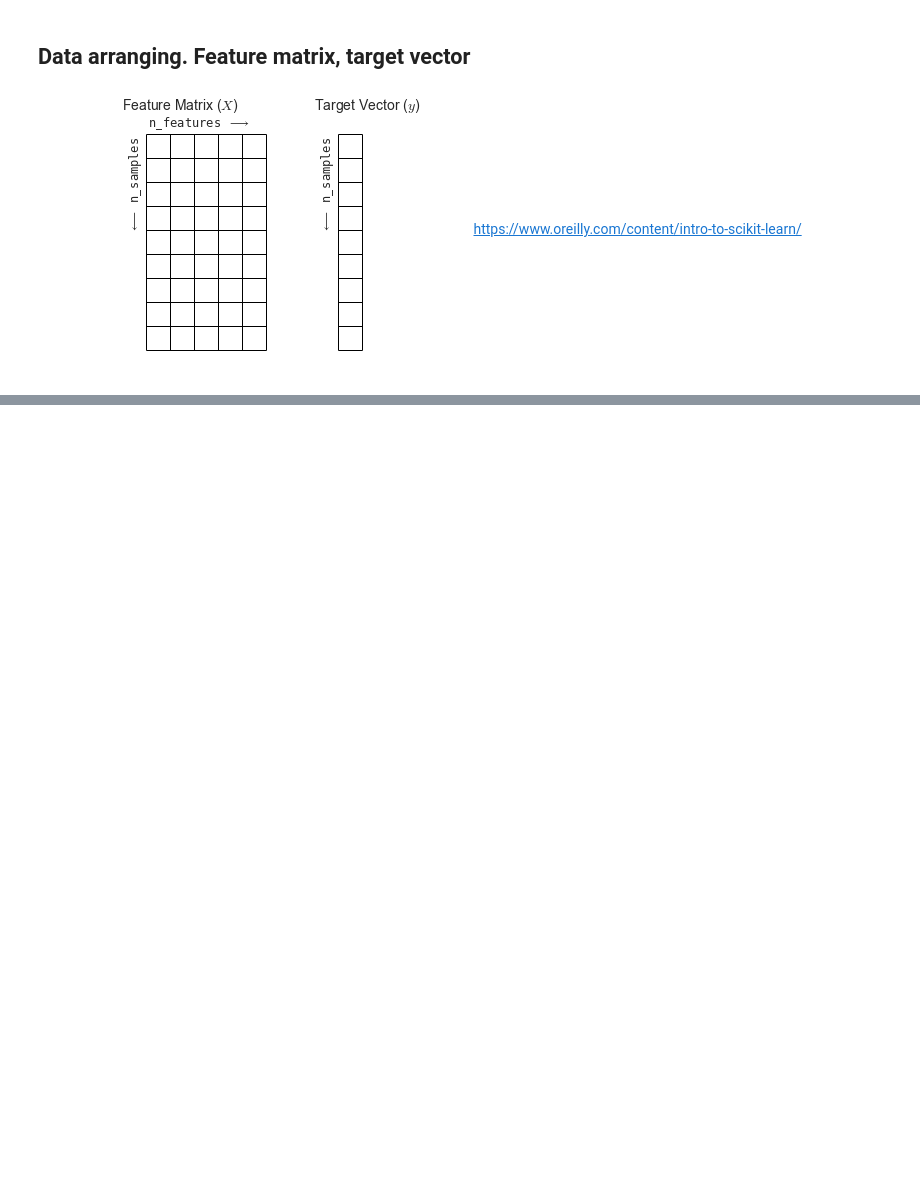
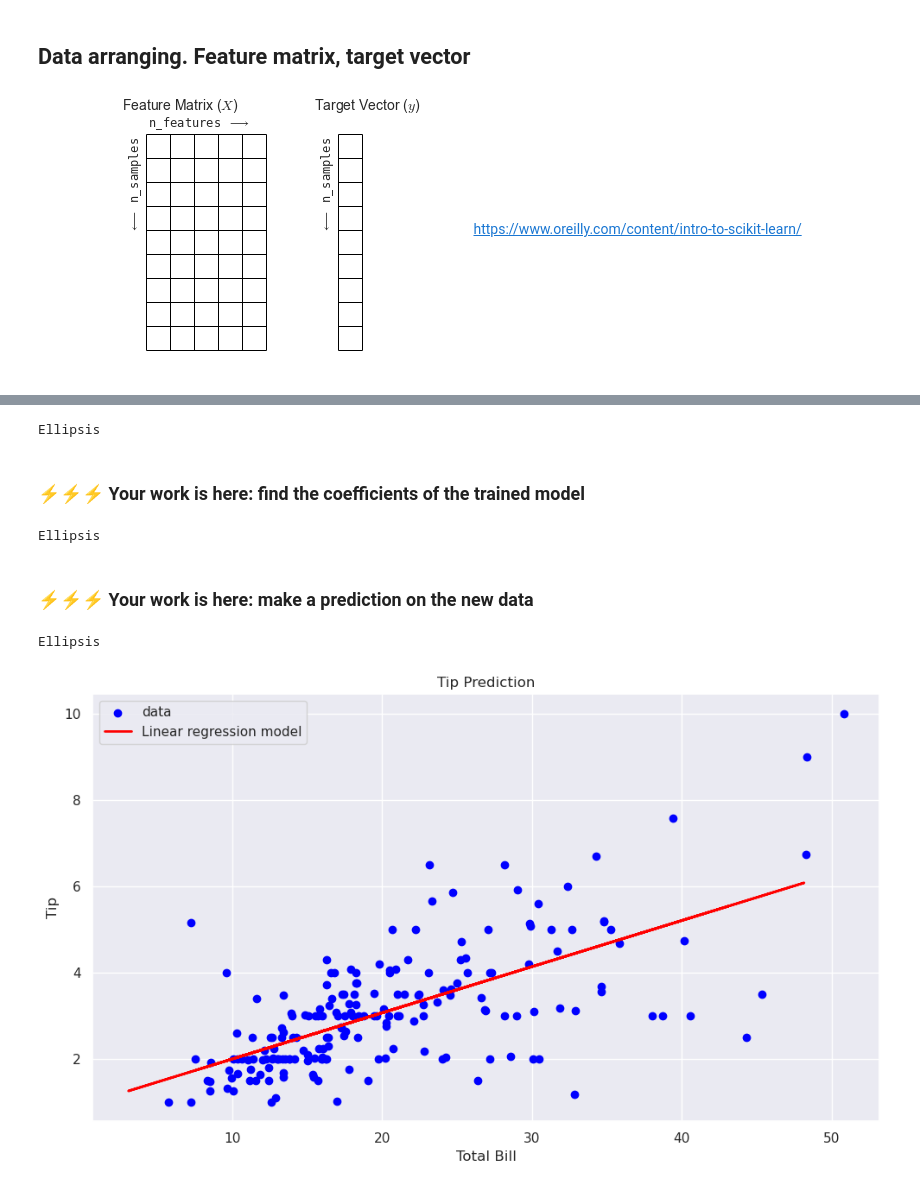
Before and after one commit to DzygaSkoryk/DataScienceForAstronomers, a Jupyter notebook: ML/Sklearn_template.ipynb, the cells around one changed output, grey strips where cells are left out. Cells and saved outputs as stored; diff of their text form; code cells hidden in the pictures; blank space fills up the shorter version.

```diff
--- a/ML/Sklearn_template.ipynb
+++ b/ML/Sklearn_template.ipynb
@@ -146,0 +125,5 @@ le.classes_
+# %%
+# take 'total_bill' as the feature and 'tip' as a target and create a linear regression model
+
+X = tips[['total_bill']]
+y = tips['tip']
@@ -146,0 +138,4 @@ le.classes_
+# %%
+from sklearn.model_selection import train_test_split
+# Split the data into training and testing sets
+X_train, X_test, y_train, y_test = train_test_split(X, y, test_size=0.2, random_state=42)
@@ -146,0 +152,38 @@ le.classes_
+# %%
+# Fit the model to the train dataset
+# Use X_train, y_train  variables
+
+...
+# %% [output]
+Ellipsis
+# %% [markdown]
+### ⚡⚡⚡ Your work is here: find the coefficients of the trained model
+# %%
+# Calculate the coefficients
+
+...
+# %% [output]
+Ellipsis
+# %% [markdown]
+### ⚡⚡⚡ Your work is here: make a prediction on the new data
+# %%
+# Make predictions on the testing data
+# Use X_test variable
+# create a new y_pred variable
+
+
+...
+# %% [output]
+Ellipsis
+# %%
+# Visualize the linear regression line
+plt.figure(figsize=(10, 6))
+plt.scatter(X_train, y_train, color='blue', label='data')
+plt.plot(X_test, y_pred, color='red', linewidth=2, label='Linear regression model')
+plt.xlabel('Total Bill')
+plt.ylabel('Tip')
+plt.title('Tip Prediction')
+plt.legend()
+plt.tight_layout()
+# %% [output]
+[figure, added]
```
Also changed, not shown: parts of 35 cells of this notebook, 6 other files.
